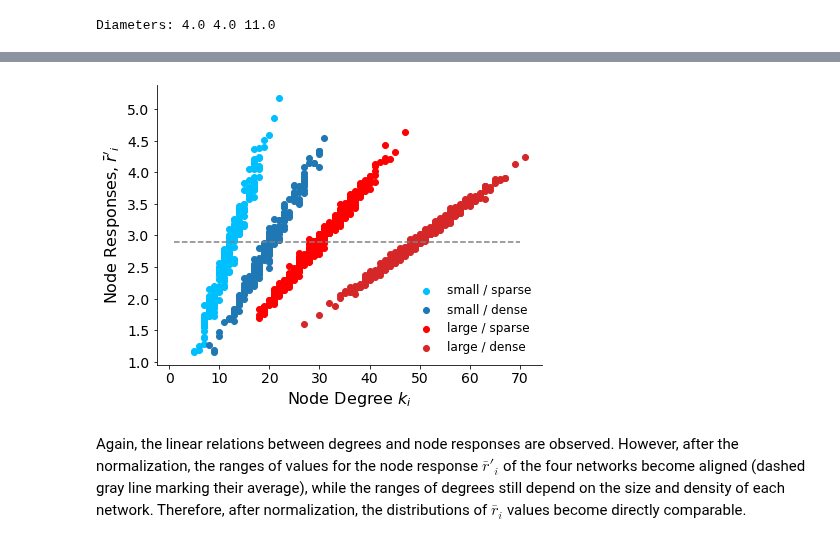
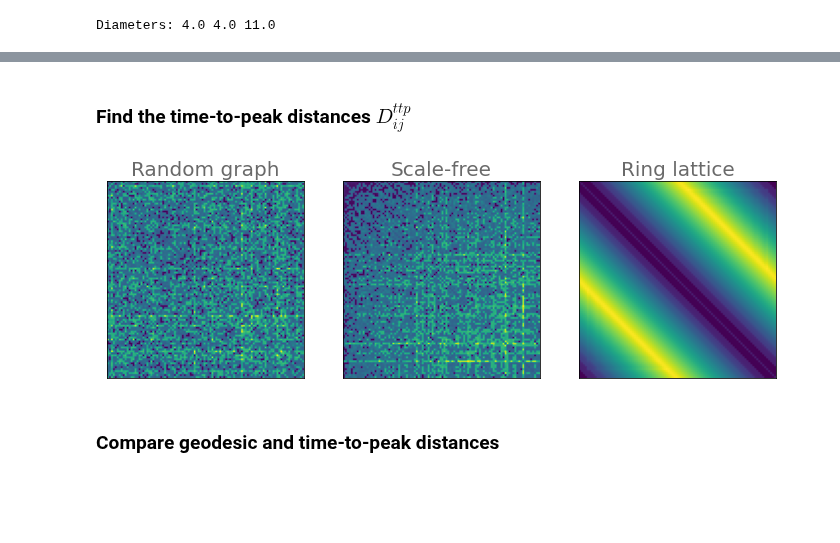
Before and after one commit to mb-BCA/SiReNetA_Tutorials, a Jupyter notebook: Reproduce_Papers/2024Chaos_Fig4_NetDistance.ipynb, the cells around one changed output, grey strips where cells are left out. Drawn from its saved outputs; the diff is of its cells as text; code cells hidden in the pictures; blank space fills up the shorter version.

```diff
--- a/Reproduce_Papers/2024Chaos_Fig4_NetDistance.ipynb
+++ b/Reproduce_Papers/2024Chaos_Fig4_NetDistance.ipynb
@@ -99,11 +146,26 @@ Diameters: 4.0 4.0 11.0
+# %%
+# Define the simulation parameters
+# Set the temporal resolution
+tfinal = 1
+dt = 0.001
+tpoints = arange(0.0, tfinal+0.1*dt, dt)
+nsteps = len(tpoints)
+
+# Set the leakage time-constants τ, proportional to taumax
+tauratio = 0.4
+tau_r = tauratio * taumax_r
+tau_s = tauratio * taumax_s
+tau_l = tauratio * taumax_l
+
+# Define the stimulation amplitude to every node
+stim = 1.0
 # %%
 # Calculate temporal evolution of the pair-wise responses R(t)
 print('\nCalculating ... pair-wise response tensors, from t=0 to t=%3.1f, with step=%3.3f ...' %(tfinal, dt) )
 time1 = timer()
-R1 = sna.Resp_LC(net1.T, tau=tau1, S0=stim, tmax=tfinal, timestep=dt, case='regressed')
-R2 = sna.Resp_LC(net2.T, tau=tau2, S0=stim, tmax=tfinal, timestep=dt, case='regressed')
-R3 = sna.Resp_LC(net3.T, tau=tau3, S0=stim, tmax=tfinal, timestep=dt, case='regressed')
-R4 = sna.Resp_LC(net4.T, tau=tau4, S0=stim, tmax=tfinal, timestep=dt, case='regressed')
+R_r = sna.Resp_LC(rnet.T, tau=tau_r, S0=stim, tmax=tfinal, timestep=dt, case='regressed')
+R_s = sna.Resp_LC(snet.T, tau=tau_s, S0=stim, tmax=tfinal, timestep=dt, case='regressed')
+R_l = sna.Resp_LC(lnet.T, tau=tau_l, S0=stim, tmax=tfinal, timestep=dt, case='regressed')
 time2 = timer()
 print( time2 - time1, 'seconds' )
 # %% [output]
@@ -343,28 +174,24 @@ ntotr_nodes4 = sna.AreaUnderCurve(nr_nodes4, ndt)
-# %%
-# Plot the degree - node response relations
-plt.figure()
-ax = plt.axes()
-ax.spines[['top','right']].set_visible(False)
-
-plt.scatter(indeg1, ntotr_nodes1, c=cols[0], label='small / sparse')
-plt.scatter(indeg2, ntotr_nodes2, c=cols[1], label='small / dense')
-plt.scatter(indeg3, ntotr_nodes3, c=cols[2], label='large / sparse')
-plt.scatter(indeg4, ntotr_nodes4, c=cols[3], label='large / dense')
-
-# Plot the line for the average responses
-avntotr = mean( (ntotr_nodes1.mean(), ntotr_nodes4.mean(), ntotr_nodes4.mean(), ntotr_nodes4.mean()) )
-plt.plot((1,70),(avntotr,avntotr), '--', color='gray')
-
-#maxylim = max( ntotr_nodes1.max(),ntotr_nodes2.max(),ntotr_nodes3.max(),ntotr_nodes4.max() )
-#plt.ylim(-0.02*maxylim, 1.05*maxylim)
-
-plt.tick_params( labelsize=14 )
-plt.xlabel( 'Node Degree $k_i$', fontsize=16 )
-plt.ylabel( "Node Responses, $\\bar{r}'_i$", fontsize=16 )
-
-plt.legend( frameon=False, fontsize=12 )
-plt.tight_layout()
-# %% [output]
-[figure, removed]
-# %% [markdown]
-Again, the linear relations between degrees and node responses are observed. However, after the normalization, the ranges of values for the node response $\bar{r}'_i$ of the four networks become aligned (dashed gray line marking their average), while the ranges of degrees still depend on the size and density of each network. Therefore, after normalization, the distributions of $\bar{r}_i$ values become directly comparable.
+# %% [markdown]
+### Find the time-to-peak distances $D_{ij}^{ttp}$
+# %%
+# Compute the time-to-peak matrices
+ttp_r = sna.Time2Peak(R_r, dt)
+ttp_s = sna.Time2Peak(R_s, dt)
+ttp_l = sna.Time2Peak(R_l, dt)
+# %%
+# Visualise the time-to-peak matrices
+netlist = [ttp_r, ttp_s, ttp_l]
+titles = ['Random graph', 'Scale-free', 'Ring lattice']
+
+plt.figure(figsize=(12,4.8))
+
+for i, ttpmat in enumerate(netlist):
+    plt.subplot(1,3,i+1)
+    plt.title( titles[i], fontsize=20, color='dimgray')
+    plt.imshow(ttpmat)
+    plt.xticks([]);
+    plt.yticks([]);
+# %% [output]
+[figure, added]
+# %% [markdown]
+### Compare geodesic and time-to-peak distances
```
Also changed, not shown: parts of 31 cells of this notebook.
